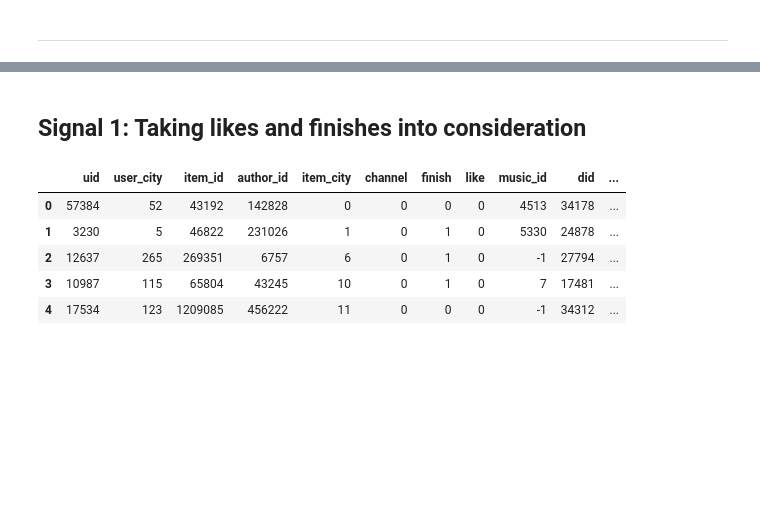
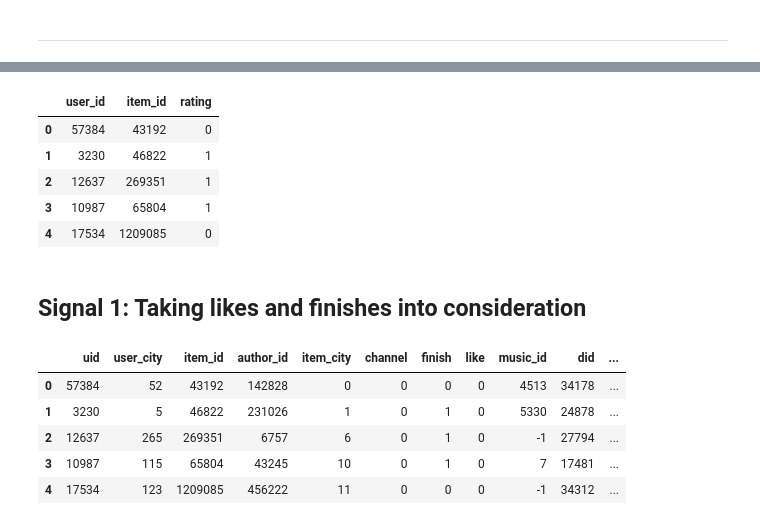
Before and after one commit to jesmith14/recsys-signal-study, a Jupyter notebook: Final Dataset Creation.ipynb, the cells around one changed output, grey strips where cells are left out. Saved outputs shown, nothing was run; the diff lists cells and outputs as text; code cells hidden in the pictures; blank space fills up the shorter version.

```diff
--- a/Final Dataset Creation.ipynb
+++ b/Final Dataset Creation.ipynb
@@ -154,3 +211,12 @@ Length of final sampled training data:  6582031
+# %%
+ratings_control_2.head()
+# %% [output]
+|  | user_id | item_id | rating |
+| 0 | 57384 | 43192 | 0 |
+| 1 | 3230 | 46822 | 1 |
+| 2 | 12637 | 269351 | 1 |
+| 3 | 10987 | 65804 | 1 |
+| 4 | 17534 | 1209085 | 0 |
 # %% [markdown]
 ## Signal 1: Taking likes and finishes into consideration
 # %%
```
Also changed, not shown: parts of 15 cells of this notebook, 6 other files.
